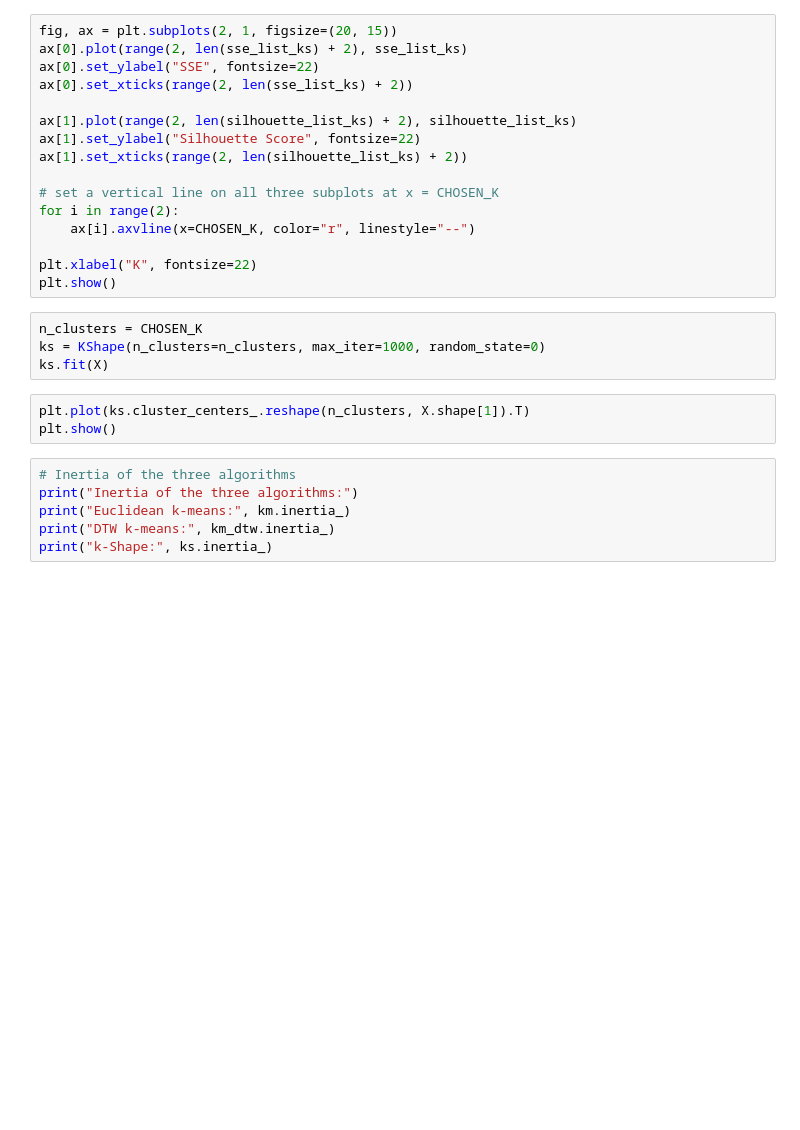
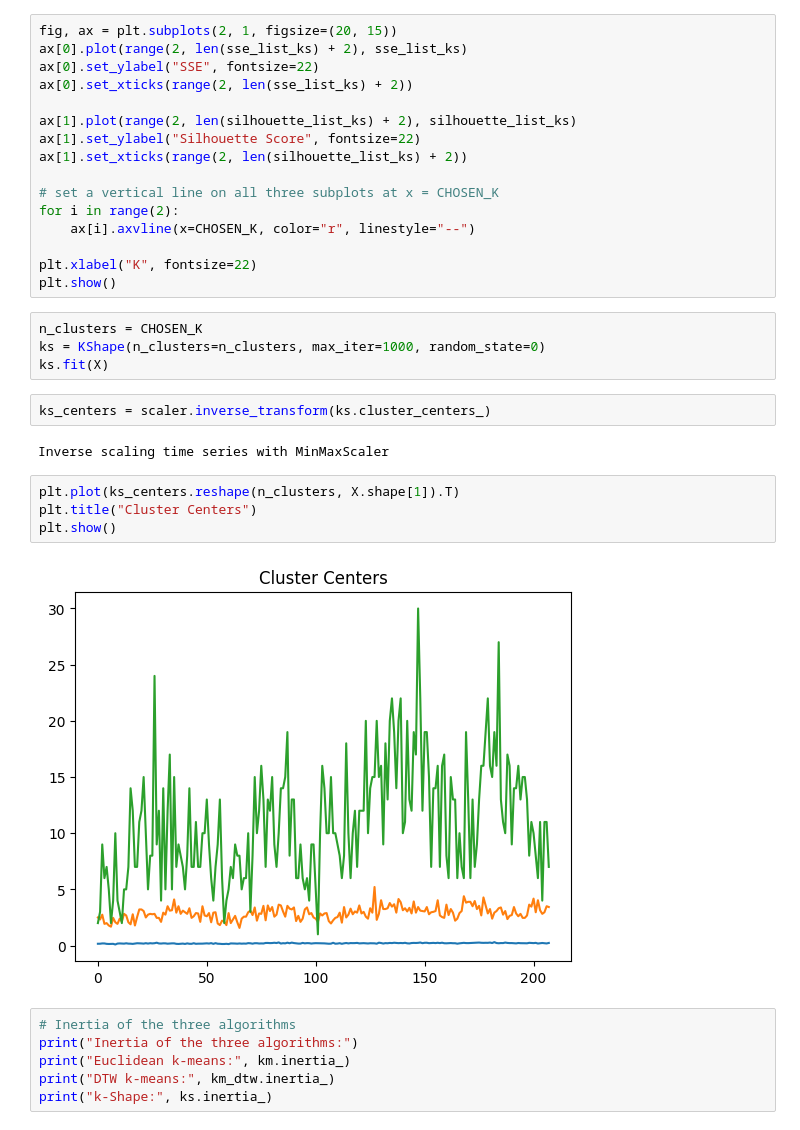
Before and after one commit to biancaziliotto/DataMiningProject, a Jupyter notebook: 4_TSAnalysis.ipynb, the cells around one changed output. Saved outputs shown, nothing was run; the diff lists cells and outputs as text; blank space fills up the shorter version.

```diff
--- a/4_TSAnalysis.ipynb
+++ b/4_TSAnalysis.ipynb
@@ -485,9 +667,16 @@ plt.show()
 n_clusters = CHOSEN_K
 ks = KShape(n_clusters=n_clusters, max_iter=1000, random_state=0)
 ks.fit(X)
+# %%
+ks_centers = scaler.inverse_transform(ks.cluster_centers_)
+# %% [output]
+Inverse scaling time series with MinMaxScaler
 # %%
-plt.plot(ks.cluster_centers_.reshape(n_clusters, X.shape[1]).T)
+plt.plot(ks_centers.reshape(n_clusters, X.shape[1]).T)
+plt.title("Cluster Centers")
 plt.show()
+# %% [output]
+[figure, added]
 # %%
 # Inertia of the three algorithms
 print("Inertia of the three algorithms:")
```
Also changed, not shown: parts of 23 cells of this notebook.
